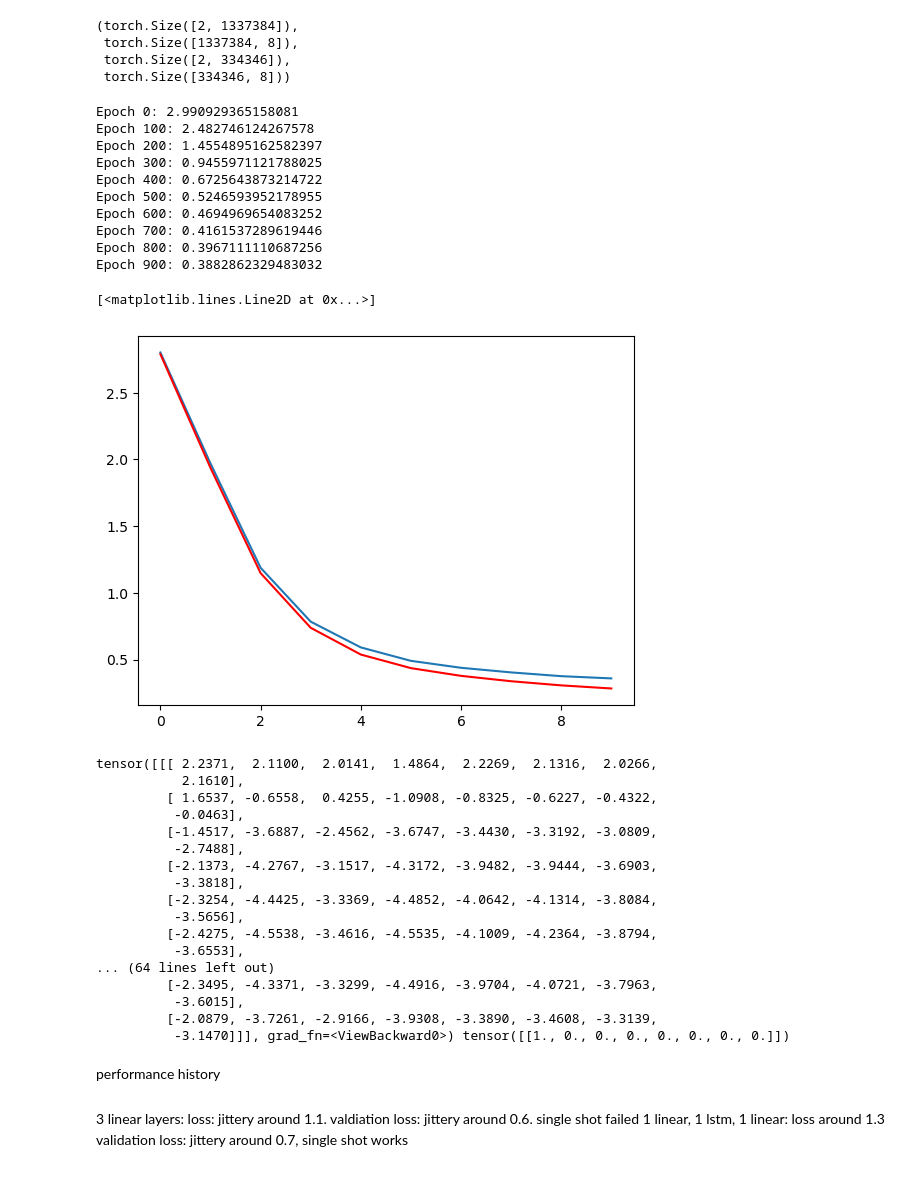
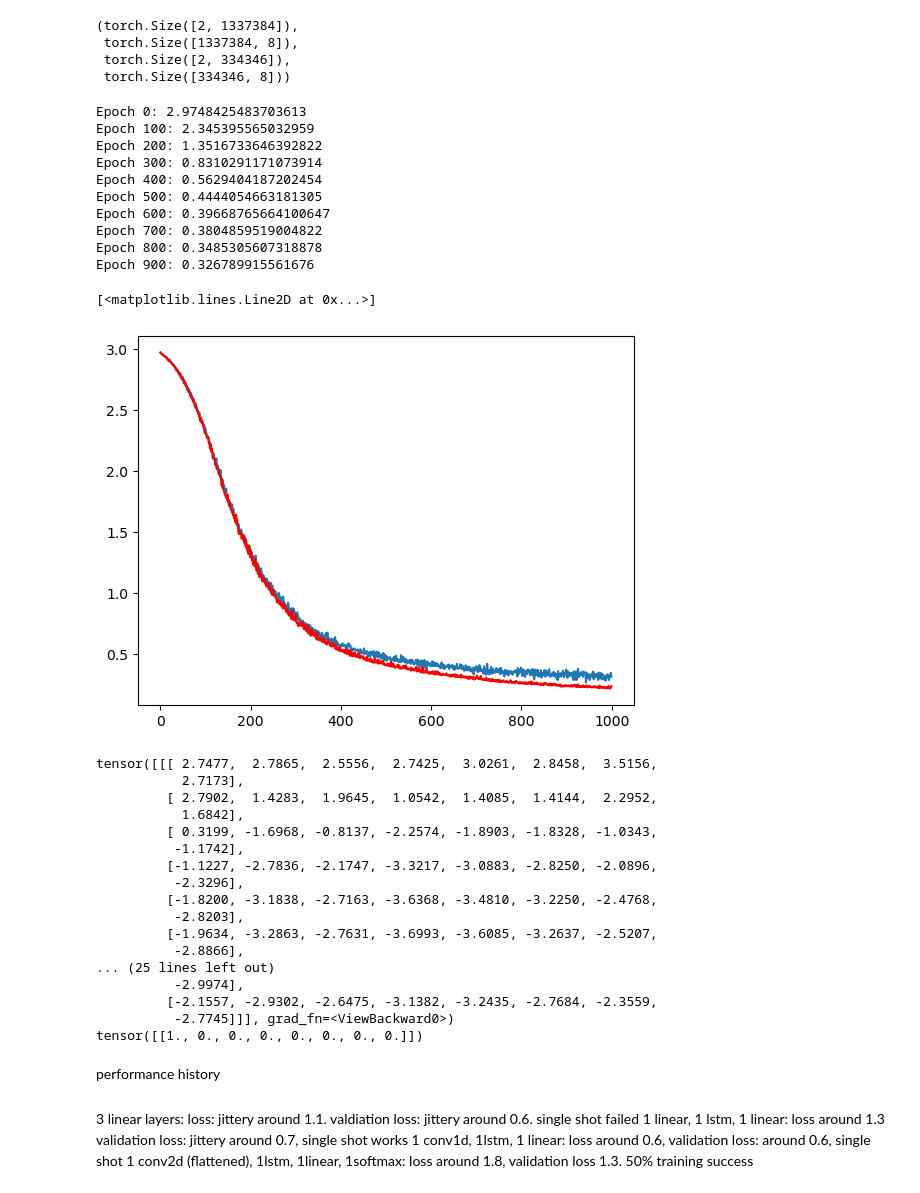
Before and after one commit to tommy-mor/tf2demopredictor, a Jupyter notebook: class_classifier/graph_mouse.ipynb, the cells around one changed output. Saved outputs shown, nothing was run; the diff lists cells and outputs as text; code cells hidden in the pictures.

```diff
--- a/class_classifier/graph_mouse.ipynb
+++ b/class_classifier/graph_mouse.ipynb
@@ -101,12 +104,14 @@ optimizer = torch.optim.Adam(net.parameters(), lr=0.0001)
 losses = []
 validation_losses = []
 # %%
+optimizer.lr = 0.001
 for epoch in range(1000):
     optimizer.zero_grad()
     X_batch, Y_batch = get_time_series_batches(X_train, Y_train, batch_size, block_size)
     Y_pred = net(X_batch)
     Y_batch = Y_batch[:, 0, :]
-    # print(Y_batch.shape, Y_pred.shape)
+    #print(Y_batch.shape, Y_pred.shape)
+
     l = loss(Y_pred, Y_batch.long())
     l.backward()
     optimizer.step()
@@ -121,46 +126,49 @@ for epoch in range(1000):
         l = loss(Y_pred, Y_batch.long())
         validation_losses.append(l.item())
 # %% [output]
-Epoch 0: 2.990929365158081
-Epoch 100: 2.482746124267578
-Epoch 200: 1.4554895162582397
-Epoch 300: 0.9455971121788025
-Epoch 400: 0.6725643873214722
-Epoch 500: 0.5246593952178955
-Epoch 600: 0.4694969654083252
-Epoch 700: 0.4161537289619446
-Epoch 800: 0.3967111110687256
-Epoch 900: 0.3882862329483032
+Epoch 0: 2.9748425483703613
+Epoch 100: 2.345395565032959
+Epoch 200: 1.3516733646392822
+Epoch 300: 0.8310291171073914
+Epoch 400: 0.5629404187202454
+Epoch 500: 0.4444054663181305
+Epoch 600: 0.39668765664100647
+Epoch 700: 0.3804859519004822
+Epoch 800: 0.3485305607318878
+Epoch 900: 0.326789915561676
 # %%
-plt.plot(torch.tensor(losses).view(-1,100).mean(dim=(1)), label='loss')
-plt.plot(torch.tensor(validation_losses).view(-1,100).mean(dim=(1)), label='vloss', color='red')
+plt.plot(torch.tensor(losses).view(-1,1).mean(dim=(1)), label='loss')
+plt.plot(torch.tensor(validation_losses).view(-1,1).mean(dim=(1)), label='vloss', color='red')
 # %% [output]
 [<matplotlib.lines.Line2D at 0x...>]
-[figure, old version]
+[figure, new version]
 # %%
 #print(net(validation_x[1:2, :, :]), validation_y[1:2, 0, :])
-print(net(validation_x[1:2, :, :]), validation_y[1:2, 0, :])
+print(net(validation_x[1:2, :, :]))
+print(validation_y[1:2, 0, :])
 # %% [output]
-tensor([[[ 2.2371,  2.1100,  2.0141,  1.4864,  2.2269,  2.1316,  2.0266,
-           2.1610],
-         [ 1.6537, -0.6558,  0.4255, -1.0908, -0.8325, -0.6227, -0.4322,
-          -0.0463],
-         [-1.4517, -3.6887, -2.4562, -3.6747, -3.4430, -3.3192, -3.0809,
-          -2.7488],
-         [-2.1373, -4.2767, -3.1517, -4.3172, -3.9482, -3.9444, -3.6903,
-          -3.3818],
-         [-2.3254, -4.4425, -3.3369, -4.4852, -4.0642, -4.1314, -3.8084,
-          -3.5656],
-         [-2.4275, -4.5538, -3.4616, -4.5535, -4.1009, -4.2364, -3.8794,
-          -3.6553],
-... (64 lines left out)
-         [-2.3495, -4.3371, -3.3299, -4.4916, -3.9704, -4.0721, -3.7963,
-          -3.6015],
-         [-2.0879, -3.7261, -2.9166, -3.9308, -3.3890, -3.4608, -3.3139,
-          -3.1470]]], grad_fn=<ViewBackward0>) tensor([[1., 0., 0., 0., 0., 0., 0., 0.]])
+tensor([[[ 2.7477,  2.7865,  2.5556,  2.7425,  3.0261,  2.8458,  3.5156,
+           2.7173],
+         [ 2.7902,  1.4283,  1.9645,  1.0542,  1.4085,  1.4144,  2.2952,
+           1.6842],
+         [ 0.3199, -1.6968, -0.8137, -2.2574, -1.8903, -1.8328, -1.0343,
+          -1.1742],
+         [-1.1227, -2.7836, -2.1747, -3.3217, -3.0883, -2.8250, -2.0896,
+          -2.3296],
+         [-1.8200, -3.1838, -2.7163, -3.6368, -3.4810, -3.2250, -2.4768,
+          -2.8203],
+         [-1.9634, -3.2863, -2.7631, -3.6993, -3.6085, -3.2637, -2.5207,
+          -2.8866],
+... (25 lines left out)
+          -2.9974],
+         [-2.1557, -2.9302, -2.6475, -3.1382, -3.2435, -2.7684, -2.3559,
+          -2.7745]]], grad_fn=<ViewBackward0>)
+tensor([[1., 0., 0., 0., 0., 0., 0., 0.]])
 # %% [markdown]
 performance history
 ####
 
 3 linear layers: loss: jittery around 1.1. valdiation loss: jittery around 0.6. single shot failed
 1 linear, 1 lstm, 1 linear: loss around 1.3 validation loss: jittery around 0.7, single shot works
+1 conv1d, 1lstm, 1 linear: loss around 0.6, validation loss: around 0.6, single shot
+1 conv2d (flattened), 1lstm, 1linear, 1softmax: loss around 1.8, validation loss 1.3. 50% training success
```
Also changed, not shown: parts of 4 cells of this notebook.
